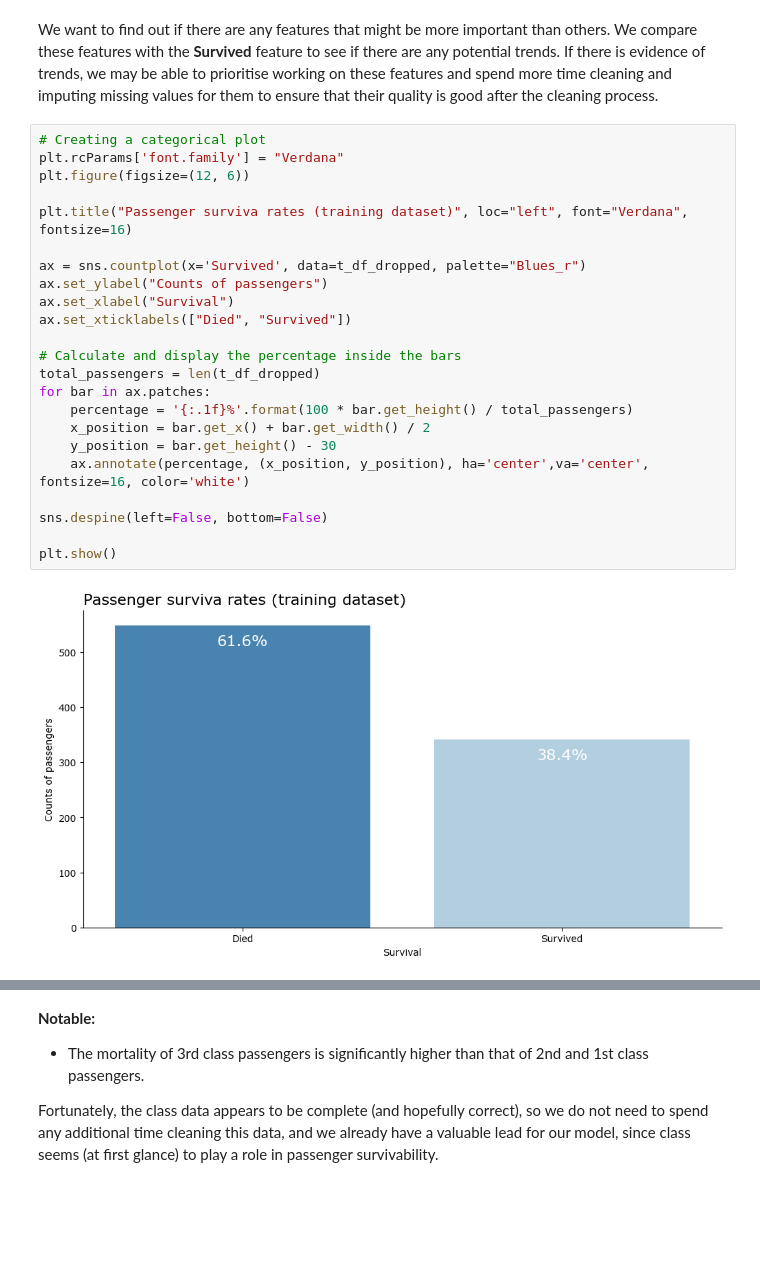
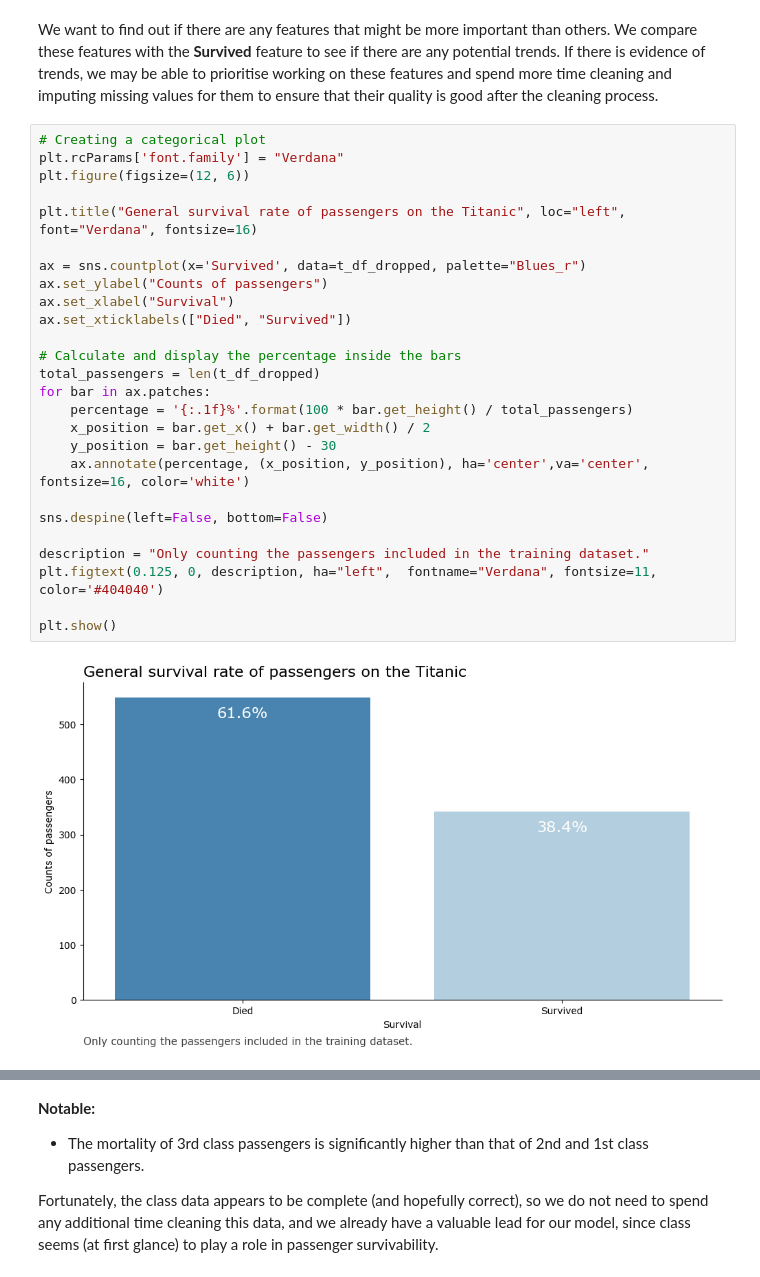
Before and after one commit to n3ur0mancer/kaggle_titanic_competition, a Jupyter notebook: titanic_comp_full.ipynb, the cells around one changed output, grey strips where cells are left out. Cells and saved outputs as stored; diff of their text form; blank space fills up the shorter version.

```diff
--- a/titanic_comp_full.ipynb
+++ b/titanic_comp_full.ipynb
@@ -176,28 +176,31 @@ We want to find out if there are any features that might be more important than
 # %%
 # Creating a categorical plot
 plt.rcParams['font.family'] = "Verdana"
 plt.figure(figsize=(12, 6))
 
-plt.title("Passenger surviva rates (training dataset)", loc="left", font="Verdana", fontsize=16)
+plt.title("General survival rate of passengers on the Titanic", loc="left", font="Verdana", fontsize=16)
 
 ax = sns.countplot(x='Survived', data=t_df_dropped, palette="Blues_r")
 ax.set_ylabel("Counts of passengers")
 ax.set_xlabel("Survival")
 ax.set_xticklabels(["Died", "Survived"])
 
 # Calculate and display the percentage inside the bars
 total_passengers = len(t_df_dropped)
 for bar in ax.patches:
     percentage = '{:.1f}%'.format(100 * bar.get_height() / total_passengers)
     x_position = bar.get_x() + bar.get_width() / 2
     y_position = bar.get_height() - 30
     ax.annotate(percentage, (x_position, y_position), ha='center',va='center', fontsize=16, color='white')
 
 sns.despine(left=False, bottom=False)
 
+description = "Only counting the passengers included in the training dataset."
+plt.figtext(0.125, 0, description, ha="left",  fontname="Verdana", fontsize=11, color='#404040')
+
 plt.show()
 # %% [output]
-[figure, old version]
+[figure, new version]
 # %%
 # Creating a categorical plot
 plt.rcParams['font.family'] = "Verdana"
```
Also changed, not shown: parts of 4 cells of this notebook.
